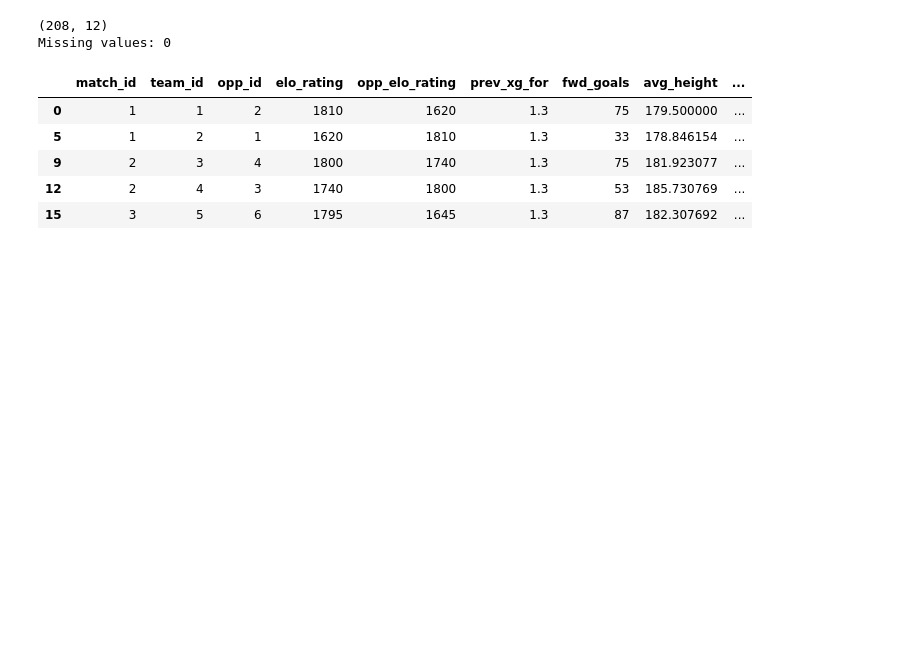
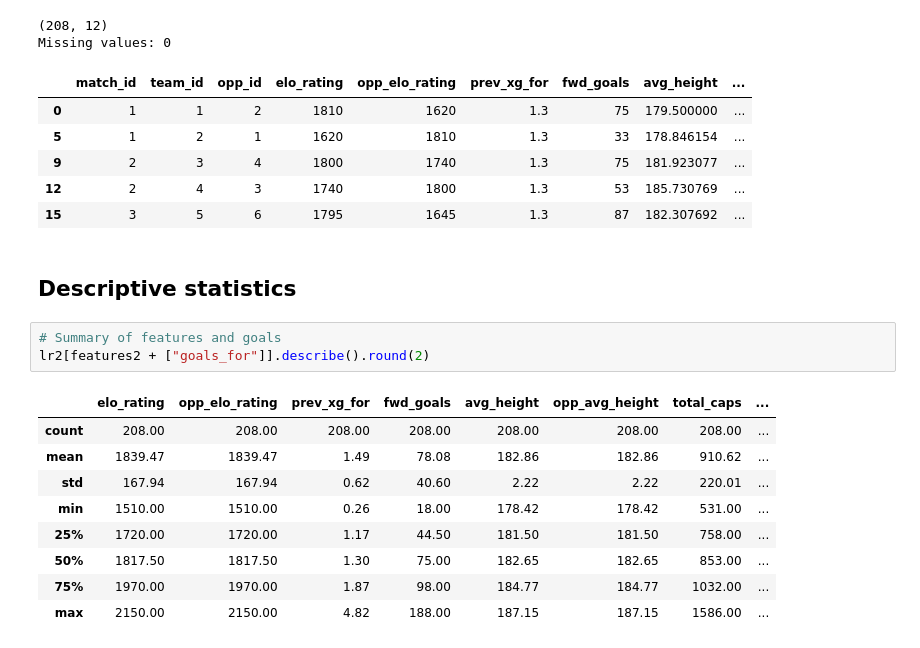
Before and after one commit to qualiky/fifa-world-cup-2026-analysis, a Jupyter notebook: notebooks/sairaj-kiran-notebook.ipynb, the cells around one changed output. Cells and saved outputs as stored; diff of their text form; blank space fills up the shorter version.

Commit message:
Add LR 2.2 descriptive statistics

```diff
--- a/notebooks/sairaj-kiran-notebook.ipynb
+++ b/notebooks/sairaj-kiran-notebook.ipynb
@@ -317,3 +317,18 @@ Missing values: 0
 | 9 | 2 | 3 | 4 | 1800 | 1740 | 1.3 | 75 | 181.923077 | ... |
 | 12 | 2 | 4 | 3 | 1740 | 1800 | 1.3 | 53 | 185.730769 | ... |
 | 15 | 3 | 5 | 6 | 1795 | 1645 | 1.3 | 87 | 182.307692 | ... |
+# %% [markdown]
+## Descriptive statistics
+# %%
+# Summary of features and goals
+lr2[features2 + ["goals_for"]].describe().round(2)
+# %% [output]
+|  | elo_rating | opp_elo_rating | prev_xg_for | fwd_goals | avg_height | opp_avg_height | total_caps | ... |
+| count | 208.00 | 208.00 | 208.00 | 208.00 | 208.00 | 208.00 | 208.00 | ... |
+| mean | 1839.47 | 1839.47 | 1.49 | 78.08 | 182.86 | 182.86 | 910.62 | ... |
+| std | 167.94 | 167.94 | 0.62 | 40.60 | 2.22 | 2.22 | 220.01 | ... |
+| min | 1510.00 | 1510.00 | 0.26 | 18.00 | 178.42 | 178.42 | 531.00 | ... |
+| 25% | 1720.00 | 1720.00 | 1.17 | 44.50 | 181.50 | 181.50 | 758.00 | ... |
+| 50% | 1817.50 | 1817.50 | 1.30 | 75.00 | 182.65 | 182.65 | 853.00 | ... |
+| 75% | 1970.00 | 1970.00 | 1.87 | 98.00 | 184.77 | 184.77 | 1032.00 | ... |
+| max | 2150.00 | 2150.00 | 4.82 | 188.00 | 187.15 | 187.15 | 1586.00 | ... |
```
Also changed, not shown: parts of 2 cells of this notebook.
